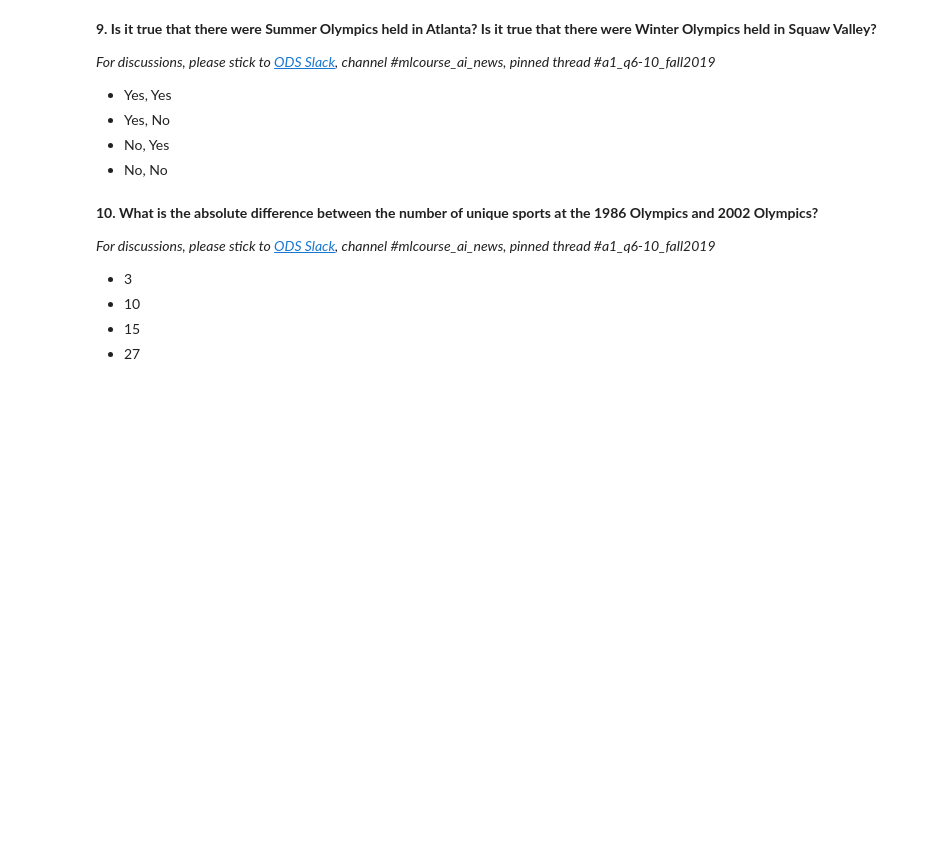
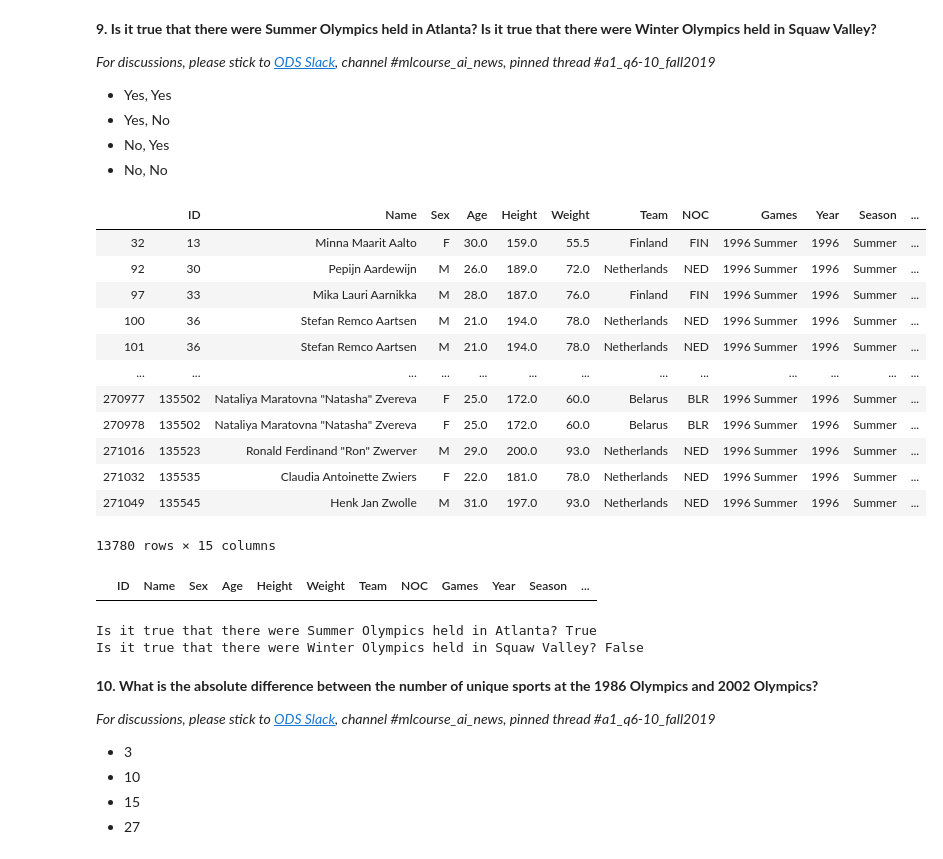
Before and after one commit to MarwaQabeel/mlcourse.ai-Fall2019, a Jupyter notebook: First Assignment/assignment1_pandas_olympic.ipynb, the cells around one changed output. Drawn from its saved outputs; the diff is of its cells as text; code cells hidden in the pictures; blank space fills up the shorter version.

Commit message:
first_assignment answers

```diff
--- a/First Assignment/assignment1_pandas_olympic.ipynb
+++ b/First Assignment/assignment1_pandas_olympic.ipynb
@@ -294,6 +299,38 @@ __9. Is it true that there were Summer Olympics held in Atlanta? Is it true that
 - No, No
 # %%
 # You code here
+data[(data['Season'] == 'Summer') & (data['City'] == 'Atlanta')]
+# %% [output]
+|  | ID | Name | Sex | Age | Height | Weight | Team | NOC | Games | Year | Season | ... |
+| 32 | 13 | Minna Maarit Aalto | F | 30.0 | 159.0 | 55.5 | Finland | FIN | 1996 Summer | 1996 | Summer | ... |
+| 92 | 30 | Pepijn Aardewijn | M | 26.0 | 189.0 | 72.0 | Netherlands | NED | 1996 Summer | 1996 | Summer | ... |
+| 97 | 33 | Mika Lauri Aarnikka | M | 28.0 | 187.0 | 76.0 | Finland | FIN | 1996 Summer | 1996 | Summer | ... |
+| 100 | 36 | Stefan Remco Aartsen | M | 21.0 | 194.0 | 78.0 | Netherlands | NED | 1996 Summer | 1996 | Summer | ... |
+| 101 | 36 | Stefan Remco Aartsen | M | 21.0 | 194.0 | 78.0 | Netherlands | NED | 1996 Summer | 1996 | Summer | ... |
+| ... | ... | ... | ... | ... | ... | ... | ... | ... | ... | ... | ... | ... |
+| 270977 | 135502 | Nataliya Maratovna "Natasha" Zvereva | F | 25.0 | 172.0 | 60.0 | Belarus | BLR | 1996 Summer | 1996 | Summer | ... |
+| 270978 | 135502 | Nataliya Maratovna "Natasha" Zvereva | F | 25.0 | 172.0 | 60.0 | Belarus | BLR | 1996 Summer | 1996 | Summer | ... |
+| 271016 | 135523 | Ronald Ferdinand "Ron" Zwerver | M | 29.0 | 200.0 | 93.0 | Netherlands | NED | 1996 Summer | 1996 | Summer | ... |
+| 271032 | 135535 | Claudia Antoinette Zwiers | F | 22.0 | 181.0 | 78.0 | Netherlands | NED | 1996 Summer | 1996 | Summer | ... |
+| 271049 | 135545 | Henk Jan Zwolle | M | 31.0 | 197.0 | 93.0 | Netherlands | NED | 1996 Summer | 1996 | Summer | ... |
+13780 rows × 15 columns
+# %%
+data[(data['Season'] == 'Winter') & (data['City'] == 'Squaw')]
+# %% [output]
+|  | ID | Name | Sex | Age | Height | Weight | Team | NOC | Games | Year | Season | ... |
+# %%
+# Another way to answer the question
+summer_games = data['Season'] == 'Summer'
+winter_games = data['Season'] == 'Winter'
+Atlanta = data['City'] == 'Atlanta'
+Squaw = data['City'] == 'Squaw'
+print('Is it true that there were Summer Olympics held in Atlanta?',
+      (summer_games & Atlanta).astype('int64').sum() != 0)
+print('Is it true that there were Winter Olympics held in Squaw Valley?',
+      (winter_games & Squaw).astype('int64').sum() != 0)
+# %% [output]
+Is it true that there were Summer Olympics held in Atlanta? True
+Is it true that there were Winter Olympics held in Squaw Valley? False
 # %% [markdown]
 __10. What is the absolute difference between the number of unique sports at the 1986 Olympics and 2002 Olympics?__
 
```
Also changed, not shown: parts of 16 cells of this notebook.
